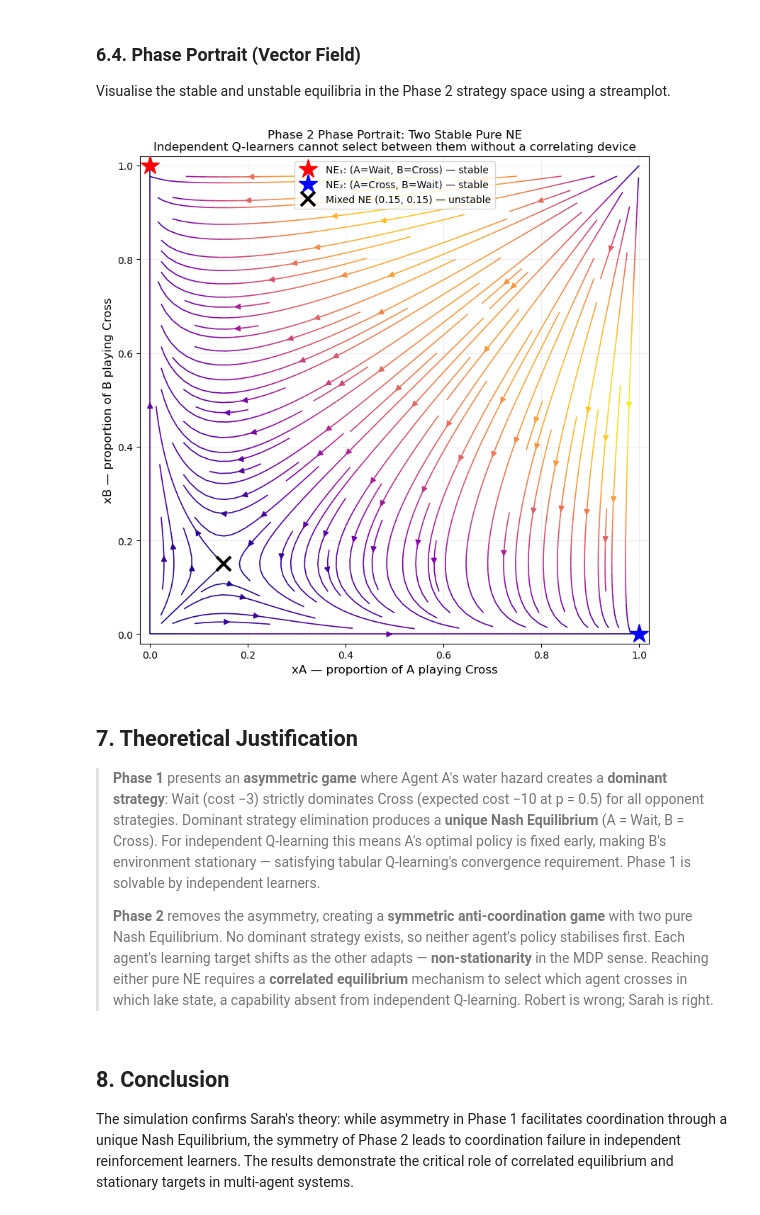
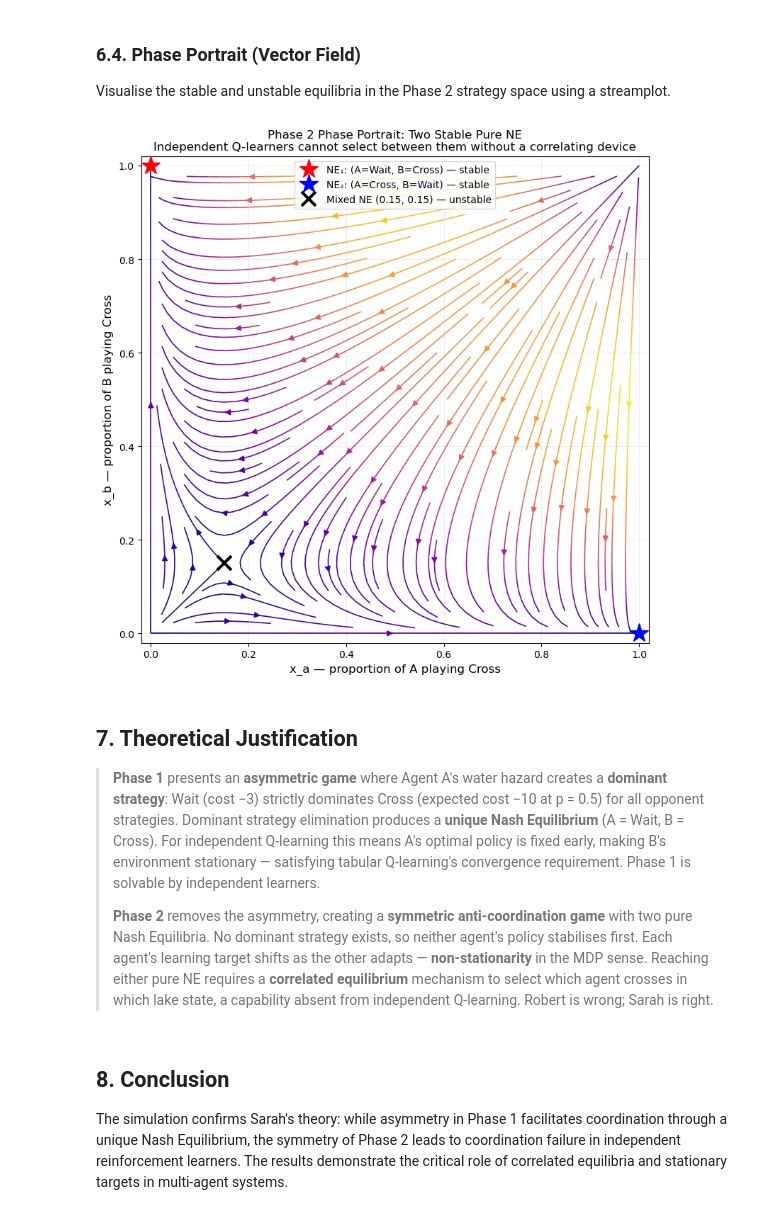
Before and after one commit to neojpulido/multi-agent-stochastic-games, a Jupyter notebook: notebooks/FIT5226_34169202_2026S1_Ass2.ipynb, the cells around one changed output. Cells and saved outputs as stored; diff of their text form; code cells hidden in the pictures.

```diff
--- a/notebooks/FIT5226_34169202_2026S1_Ass2.ipynb
+++ b/notebooks/FIT5226_34169202_2026S1_Ass2.ipynb
@@ -1292,60 +1292,60 @@ Visualise the stable and unstable equilibria in the Phase 2 strategy space using
 # Phase 2 phase portrait (vector field / streamplot)
 # ─────────────────────────────────────────────────────────────────────────
 # Shows the two stable pure NE as attractors and the unstable mixed NE
-# as a repeller / saddle point in the (xA, xB) strategy space.
+# as a repeller / saddle point in the (x_a, x_b) strategy space.
 
 GRID_RESOLUTION = 25   # number of points per axis for the vector field
 
-xA_grid, xB_grid = np.meshgrid(
+x_a_grid, x_b_grid = np.meshgrid(
     np.linspace(0, 1, GRID_RESOLUTION),
     np.linspace(0, 1, GRID_RESOLUTION),
 )
-u = np.zeros_like(xA_grid)   # dxA/dt at each grid point
-v = np.zeros_like(xB_grid)   # dxB/dt at each grid point
+u = np.zeros_like(x_a_grid)   # dx_a/dt at each grid point
+v = np.zeros_like(x_b_grid)   # dx_b/dt at each grid point
 
 for i in range(GRID_RESOLUTION):
     for j in range(GRID_RESOLUTION):
-        dxA, dxB    = replicator_phase2([xA_grid[i, j], xB_grid[i, j]], 0)
-        u[i, j]     = dxA
-        v[i, j]     = dxB
+        u_val, v_val = replicator_phase2((float(x_a_grid[i, j]), float(x_b_grid[i, j])), 0.0)
+        u[i, j] = u_val
+        v[i, j] = v_val
 
 fig_pp, ax_pp = plt.subplots(figsize=(8, 8))
-ax_pp.streamplot(
-    xA_grid, xB_grid, u, v,
+plt.streamplot(
+    x_a_grid, x_b_grid, u, v,
     color=np.sqrt(u**2 + v**2),   # colour by vector magnitude
     cmap='plasma', linewidth=1.2, density=1.5, arrowsize=1.2,
 )
 
 # Equilibrium markers
 ax_pp.plot(0, 1, 'r*', markersize=20, zorder=5, label='NE₁: (A=Wait, B=Cross) — stable')
 ax_pp.plot(1, 0, 'b*', markersize=20, zorder=5, label='NE₂: (A=Cross, B=Wait) — stable')
 ax_pp.plot(
     _MIXED_NE, _MIXED_NE, 'kx',
     markersize=14, markeredgewidth=3, zorder=5,
     label=f'Mixed NE ({_MIXED_NE:.2f}, {_MIXED_NE:.2f}) — unstable',
 )
 
 ax_pp.set_xlim(-0.02, 1.02)
 ax_pp.set_ylim(-0.02, 1.02)
-ax_pp.set_xlabel('xA — proportion of A playing Cross', fontsize=12)
-ax_pp.set_ylabel('xB — proportion of B playing Cross', fontsize=12)
+ax_pp.set_xlabel('x_a — proportion of A playing Cross', fontsize=12)
+ax_pp.set_ylabel('x_b — proportion of B playing Cross', fontsize=12)
 ax_pp.set_title(
     'Phase 2 Phase Portrait: Two Stable Pure NE\n'
     'Independent Q-learners cannot select between them without a correlating device',
     fontsize=12,
 )
 ax_pp.legend(fontsize=10, loc='upper center')
 ax_pp.grid(True, alpha=0.2)
 plt.tight_layout()
 plt.show()
 # %% [output]
-[figure, old version]
+[figure, new version]
 # %% [markdown]
 ## 7. Theoretical Justification
 
 > **Phase 1** presents an **asymmetric game** where Agent A's water hazard creates a **dominant strategy**: Wait (cost −3) strictly dominates Cross (expected cost −10 at p = 0.5) for all opponent strategies. Dominant strategy elimination produces a **unique Nash Equilibrium** (A = Wait, B = Cross). For independent Q-learning this means A's optimal policy is fixed early, making B's environment stationary — satisfying tabular Q-learning's convergence requirement. Phase 1 is solvable by independent learners.
 >
-> **Phase 2** removes the asymmetry, creating a **symmetric anti-coordination game** with two pure Nash Equilibrium. No dominant strategy exists, so neither agent's policy stabilises first. Each agent's learning target shifts as the other adapts — **non-stationarity** in the MDP sense. Reaching either pure NE requires a **correlated equilibrium** mechanism to select which agent crosses in which lake state, a capability absent from independent Q-learning. Robert is wrong; Sarah is right.
+> **Phase 2** removes the asymmetry, creating a **symmetric anti-coordination game** with two pure Nash Equilibria. No dominant strategy exists, so neither agent's policy stabilises first. Each agent's learning target shifts as the other adapts — **non-stationarity** in the MDP sense. Reaching either pure NE requires a **correlated equilibrium** mechanism to select which agent crosses in which lake state, a capability absent from independent Q-learning. Robert is wrong; Sarah is right.
 # %% [markdown]
 ## 8. Conclusion
-The simulation confirms Sarah's theory: while asymmetry in Phase 1 facilitates coordination through a unique Nash Equilibrium, the symmetry of Phase 2 leads to coordination failure in independent reinforcement learners. The results demonstrate the critical role of correlated equilibrium and stationary targets in multi-agent systems.
+The simulation confirms Sarah's theory: while asymmetry in Phase 1 facilitates coordination through a unique Nash Equilibrium, the symmetry of Phase 2 leads to coordination failure in independent reinforcement learners. The results demonstrate the critical role of correlated equilibria and stationary targets in multi-agent systems.
```
Also changed, not shown: parts of 3 cells of this notebook.
